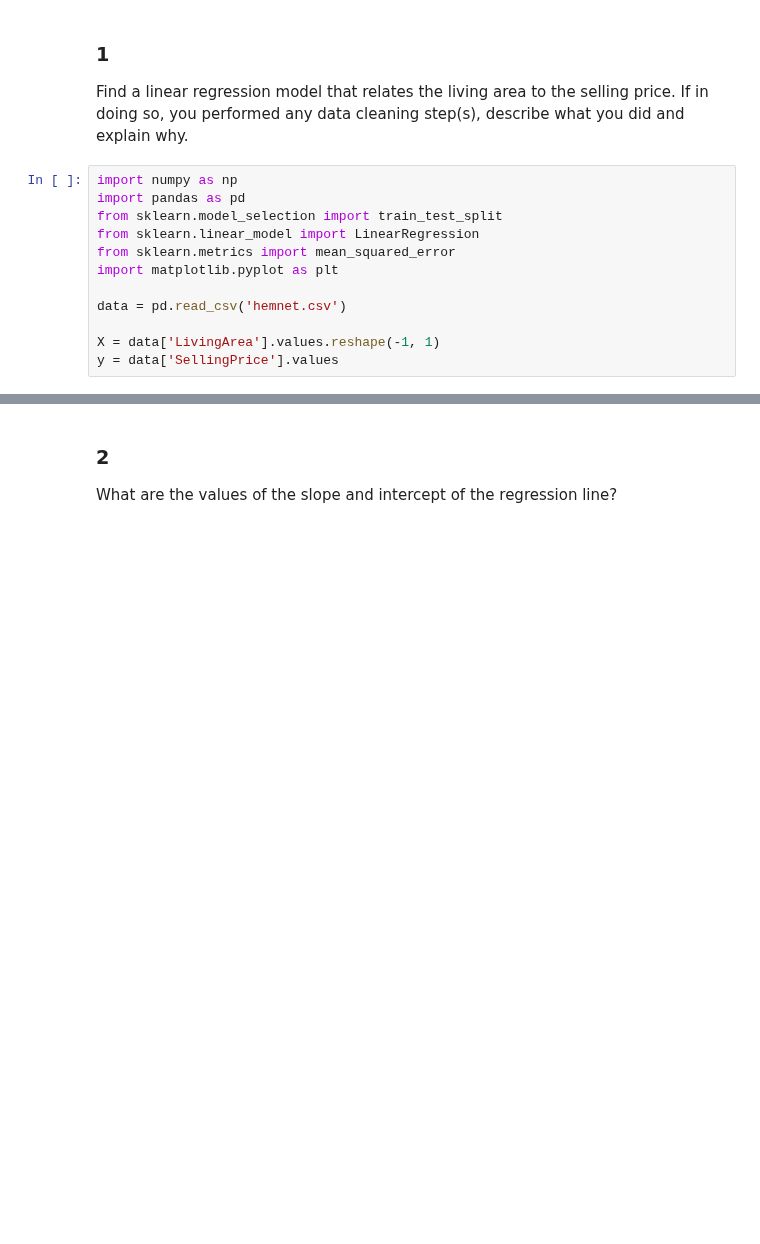
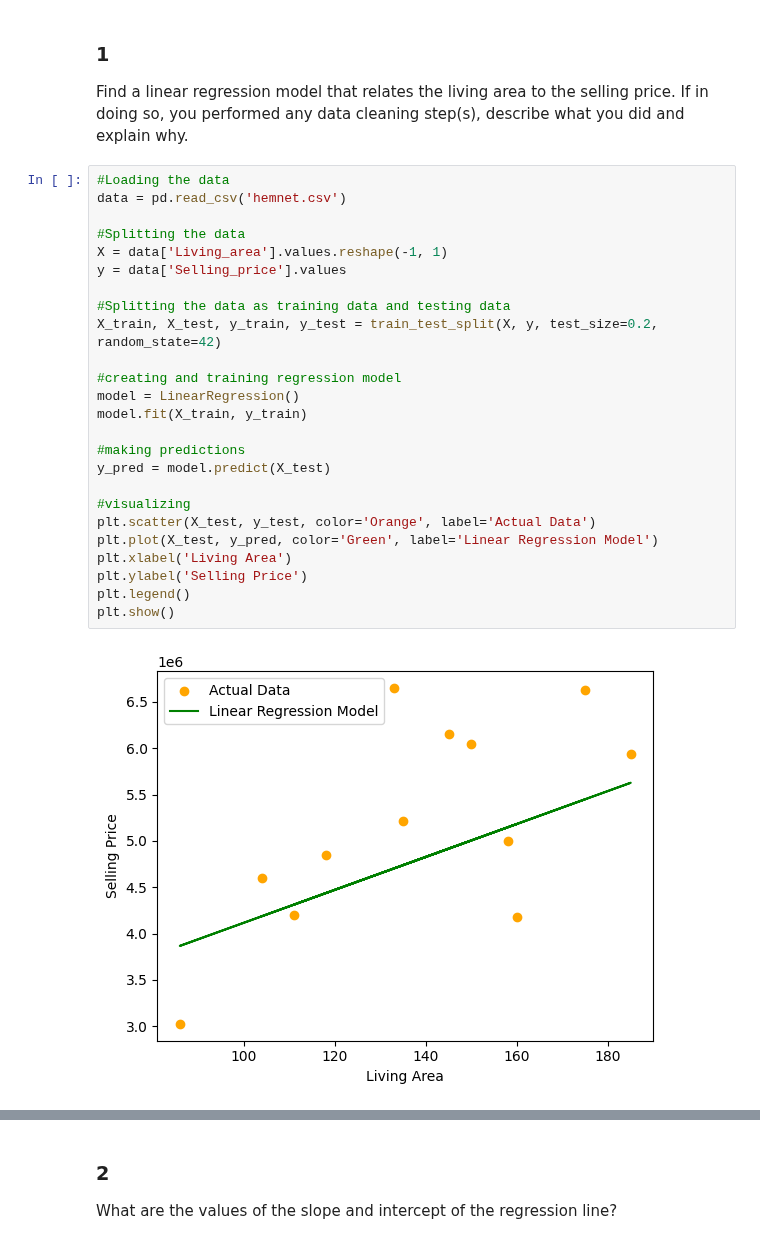
Before and after one commit to Beolinen/DAT565, a Jupyter notebook: Assignment02/A2.ipynb, the cells around one changed output, grey strips where cells are left out. Drawn from its saved outputs; the diff is of its cells as text; blank space fills up the shorter version.

```diff
--- a/Assignment02/A2.ipynb
+++ b/Assignment02/A2.ipynb
@@ -14,15 +23,30 @@ previous 12 months.
 ### 1
 Find a linear regression model that relates the living area to the selling price. If in doing so, you
 performed any data cleaning step(s), describe what you did and explain why.
-# %%
-import numpy as np
-import pandas as pd
-from sklearn.model_selection import train_test_split
-from sklearn.linear_model import LinearRegression
-from sklearn.metrics import mean_squared_error
-import matplotlib.pyplot as plt
-
-data = pd.read_csv('hemnet.csv')
-
-X = data['LivingArea'].values.reshape(-1, 1)
-y = data['SellingPrice'].values
+# %%
+#Loading the data
+data = pd.read_csv('hemnet.csv')
+
+#Splitting the data
+X = data['Living_area'].values.reshape(-1, 1)
+y = data['Selling_price'].values
+
+#Splitting the data as training data and testing data
+X_train, X_test, y_train, y_test = train_test_split(X, y, test_size=0.2, random_state=42)
+
+#creating and training regression model
+model = LinearRegression()
+model.fit(X_train, y_train)
+
+#making predictions
+y_pred = model.predict(X_test)
+
+#visualizing
+plt.scatter(X_test, y_test, color='Orange', label='Actual Data')
+plt.plot(X_test, y_pred, color='Green', label='Linear Regression Model')
+plt.xlabel('Living Area')
+plt.ylabel('Selling Price')
+plt.legend()
+plt.show()
+# %% [output]
+[figure, added]
```
Also changed, not shown: parts of 12 cells of this notebook, 14 other files.
